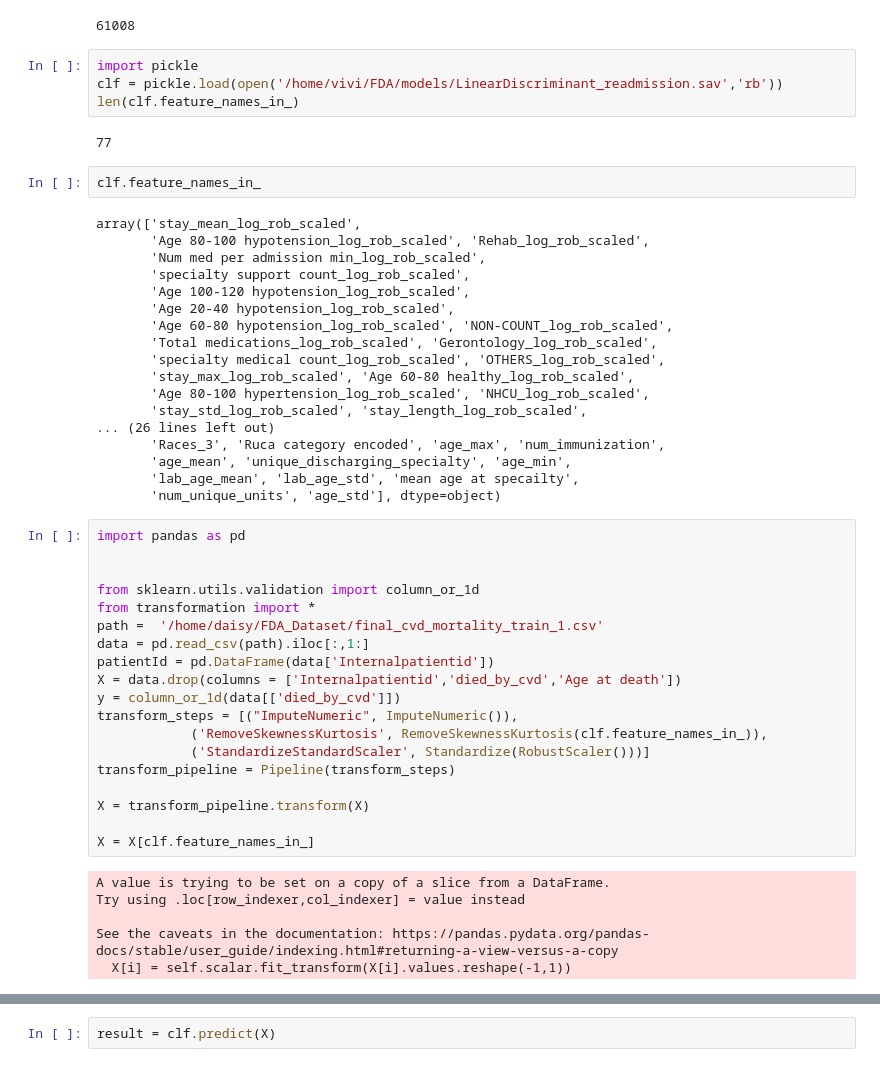
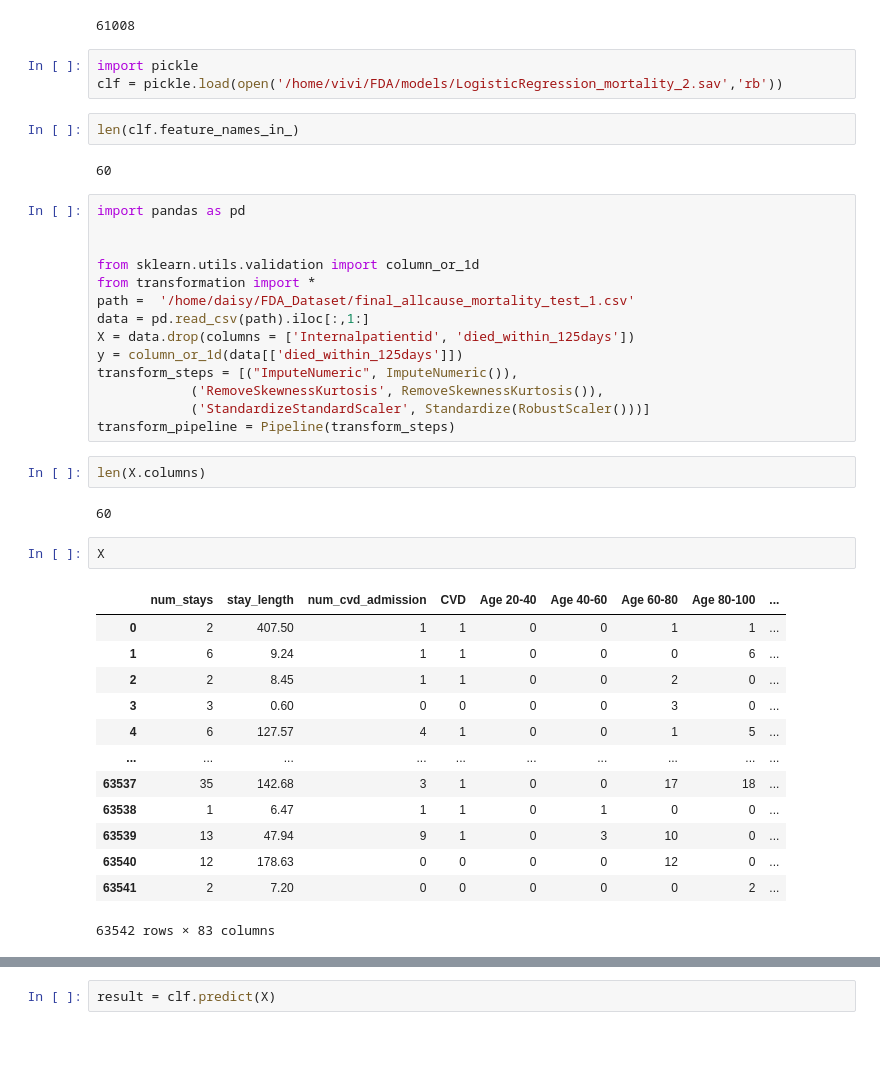
Before and after one commit to SpassMed-Projects/FDA, a Jupyter notebook: src/models/test_gridsearchCV.ipynb, the cells around one changed output, grey strips where cells are left out. Saved outputs shown, nothing was run; the diff lists cells and outputs as text; blank space fills up the shorter version.

Commit message:
add: motality cvd models

```diff
--- a/src/models/test_gridsearchCV.ipynb
+++ b/src/models/test_gridsearchCV.ipynb
@@ -375,52 +375,42 @@ len(data['mortality_label'])
 61008
 # %%
 import pickle
-clf = pickle.load(open('/home/vivi/FDA/models/LinearDiscriminant_readmission.sav','rb'))
-len(clf.feature_names_in_)
+clf = pickle.load(open('/home/vivi/FDA/models/LogisticRegression_mortality_2.sav','rb'))
-# %% [output]
-77
-# %%
-clf.feature_names_in_
-# %% [output]
-array(['stay_mean_log_rob_scaled',
-       'Age 80-100 hypotension_log_rob_scaled', 'Rehab_log_rob_scaled',
-       'Num med per admission min_log_rob_scaled',
-       'specialty support count_log_rob_scaled',
-       'Age 100-120 hypotension_log_rob_scaled',
-       'Age 20-40 hypotension_log_rob_scaled',
-       'Age 60-80 hypotension_log_rob_scaled', 'NON-COUNT_log_rob_scaled',
-       'Total medications_log_rob_scaled', 'Gerontology_log_rob_scaled',
-       'specialty medical count_log_rob_scaled', 'OTHERS_log_rob_scaled',
-       'stay_max_log_rob_scaled', 'Age 60-80 healthy_log_rob_scaled',
-       'Age 80-100 hypertension_log_rob_scaled', 'NHCU_log_rob_scaled',
-       'stay_std_log_rob_scaled', 'stay_length_log_rob_scaled',
-... (26 lines left out)
-       'Races_3', 'Ruca category encoded', 'age_max', 'num_immunization',
-       'age_mean', 'unique_discharging_specialty', 'age_min',
-       'lab_age_mean', 'lab_age_std', 'mean age at specailty',
-       'num_unique_units', 'age_std'], dtype=object)
+# %%
+len(clf.feature_names_in_)
+# %% [output]
+60
 # %%
 import pandas as pd
 
 
 from sklearn.utils.validation import column_or_1d
 from transformation import *
-path =  '/home/daisy/FDA_Dataset/final_cvd_mortality_train_1.csv'
+path =  '/home/daisy/FDA_Dataset/final_allcause_mortality_test_1.csv'
 data = pd.read_csv(path).iloc[:,1:]
-patientId = pd.DataFrame(data['Internalpatientid'])
-X = data.drop(columns = ['Internalpatientid','died_by_cvd','Age at death'])
-y = column_or_1d(data[['died_by_cvd']])
+X = data.drop(columns = ['Internalpatientid', 'died_within_125days'])
+y = column_or_1d(data[['died_within_125days']])
 transform_steps = [("ImputeNumeric", ImputeNumeric()),
-            ('RemoveSkewnessKurtosis', RemoveSkewnessKurtosis(clf.feature_names_in_)),
+            ('RemoveSkewnessKurtosis', RemoveSkewnessKurtosis()),
             ('StandardizeStandardScaler', Standardize(RobustScaler()))]
 transform_pipeline = Pipeline(transform_steps)
-
-X = transform_pipeline.transform(X)
-
-X = X[clf.feature_names_in_]
-# %% [output]
-A value is trying to be set on a copy of a slice from a DataFrame.
-Try using .loc[row_indexer,col_indexer] = value instead
-
-See the caveats in the documentation: https://pandas.pydata.org/pandas-docs/stable/user_guide/indexing.html#returning-a-view-versus-a-copy
-  X[i] = self.scalar.fit_transform(X[i].values.reshape(-1,1))
+# %%
+len(X.columns)
+# %% [output]
+60
+# %%
+X
+# %% [output]
+|  | num_stays | stay_length | num_cvd_admission | CVD | Age 20-40 | Age 40-60 | Age 60-80 | Age 80-100 | ... |
+| 0 | 2 | 407.50 | 1 | 1 | 0 | 0 | 1 | 1 | ... |
+| 1 | 6 | 9.24 | 1 | 1 | 0 | 0 | 0 | 6 | ... |
+| 2 | 2 | 8.45 | 1 | 1 | 0 | 0 | 2 | 0 | ... |
+| 3 | 3 | 0.60 | 0 | 0 | 0 | 0 | 3 | 0 | ... |
+| 4 | 6 | 127.57 | 4 | 1 | 0 | 0 | 1 | 5 | ... |
+| ... | ... | ... | ... | ... | ... | ... | ... | ... | ... |
+| 63537 | 35 | 142.68 | 3 | 1 | 0 | 0 | 17 | 18 | ... |
+| 63538 | 1 | 6.47 | 1 | 1 | 0 | 1 | 0 | 0 | ... |
+| 63539 | 13 | 47.94 | 9 | 1 | 0 | 3 | 10 | 0 | ... |
+| 63540 | 12 | 178.63 | 0 | 0 | 0 | 0 | 12 | 0 | ... |
+| 63541 | 2 | 7.20 | 0 | 0 | 0 | 0 | 0 | 2 | ... |
+63542 rows × 83 columns
```
Also changed, not shown: parts of 9 cells of this notebook, 9 other files.
